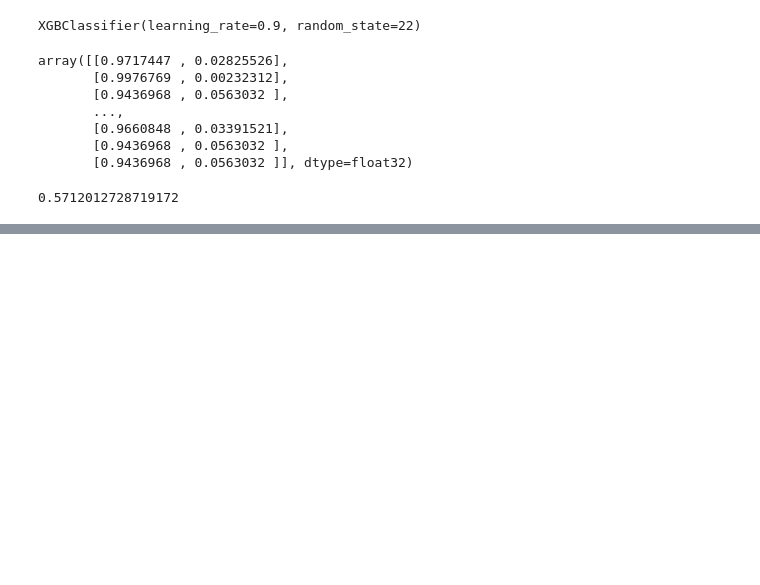
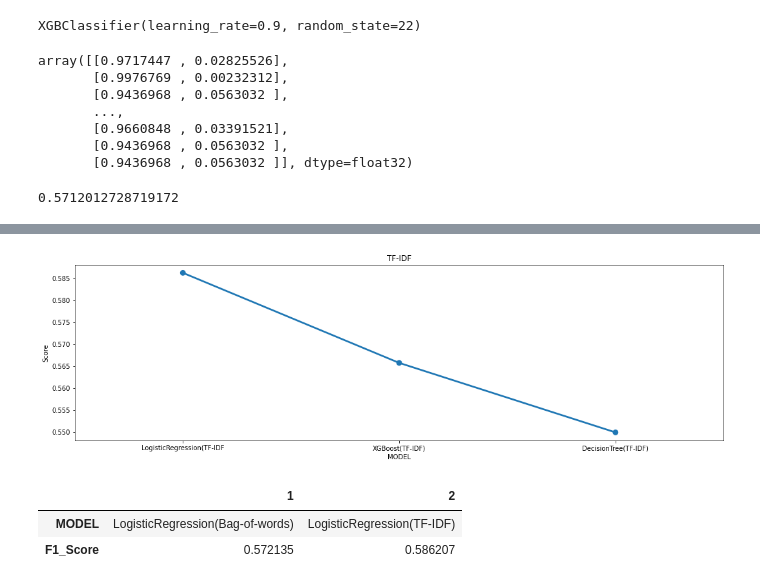
Before and after one commit to sunnylistax25/SentimentAnalysis, a Jupyter notebook: SentimentAnalysis.ipynb, the cells around one changed output, grey strips where cells are left out. Saved outputs shown, nothing was run; the diff lists cells and outputs as text; code cells hidden in the pictures; blank space fills up the shorter version.

```diff
--- a/SentimentAnalysis.ipynb
+++ b/SentimentAnalysis.ipynb
@@ -619,0 +687,4 @@ xgb_bow
+# %%
+# TF-IDF feature
+
+dct.fit(x_train_tfidf, y_train_tfidf)
@@ -619,0 +693,4 @@ xgb_bow
+# %%
+# predicting the probabilities
+dct_tfidf = dct.predict_proba(x_valid_tfidf)
+dct_tfidf
@@ -619,0 +756,25 @@ xgb_bow
+# %%
+plt.figure(figsize=(18,5))
+
+sns.pointplot(x='Model', y='F1_Score', data=compare_2)
+
+plt.title('TF-IDF')
+plt.xlabel('MODEL')
+plt.ylabel('Score')
+
+plt.show()
+# %% [output]
+[figure, added]
+# %%
+algo_best = ['LogisticRegression(Bag-of-words)', 'LogisticRegression(TF-IDF)']
+
+score_best = [log_bow, log_tfidf]
+
+compare_best = pd.DataFrame({'MODEL': algo_best, 'F1_Score': score_best},
+                            index=[i for i in range(1,3)])
+
+compare_best.T
+# %% [output]
+|  | 1 | 2 |
+| MODEL | LogisticRegression(Bag-of-words) | LogisticRegression(TF-IDF) |
+| F1_Score | 0.572135 | 0.586207 |
```
Also changed, not shown: parts of 19 cells of this notebook.
